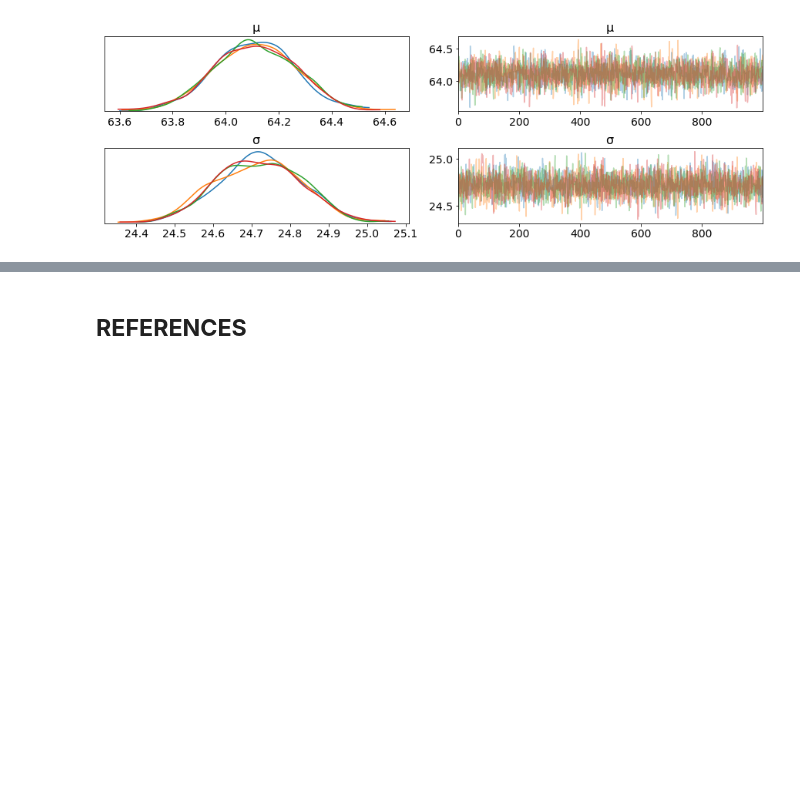
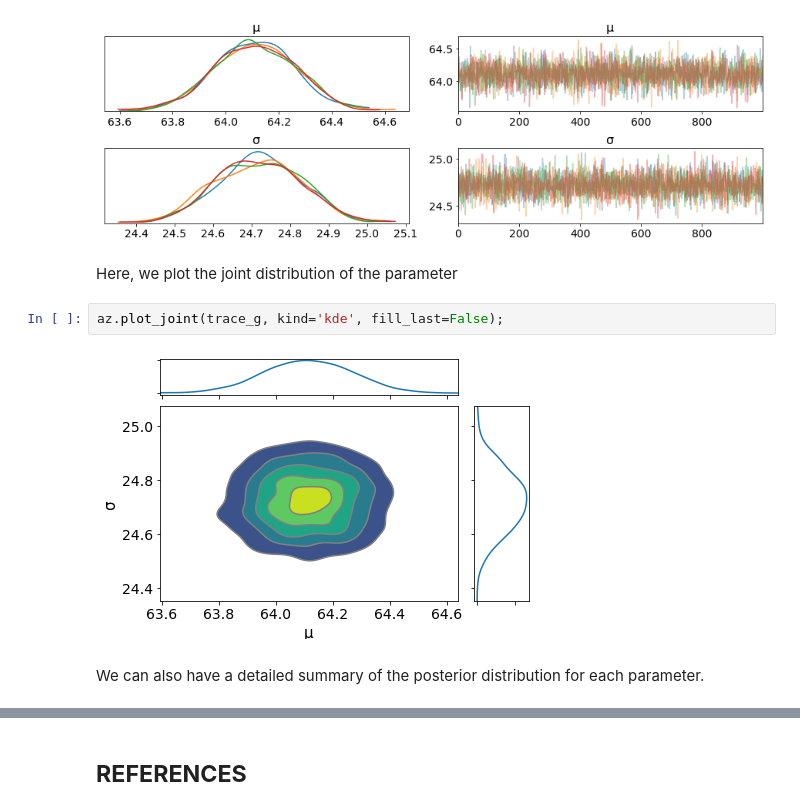
Before and after one commit to erikapat/ML_ALGORITHMS_TEST, a Jupyter notebook: BayesianModels/uncertainty.ipynb, the cells around one changed output, grey strips where cells are left out. Cells and saved outputs as stored; diff of their text form; blank space fills up the shorter version.

```diff
--- a/BayesianModels/uncertainty.ipynb
+++ b/BayesianModels/uncertainty.ipynb
@@ -138,3 +149,11 @@ NUTS: [σ, μ]
 az.plot_trace(trace_g);
 # %% [output]
 [figure]
+# %% [markdown]
+Here, we plot the joint distribution of the parameter
+# %%
+az.plot_joint(trace_g, kind='kde', fill_last=False);
+# %% [output]
+[figure, added]
+# %% [markdown]
+We can also have a detailed summary of the posterior distribution for each parameter.
```
Also changed, not shown: parts of 34 cells of this notebook.
